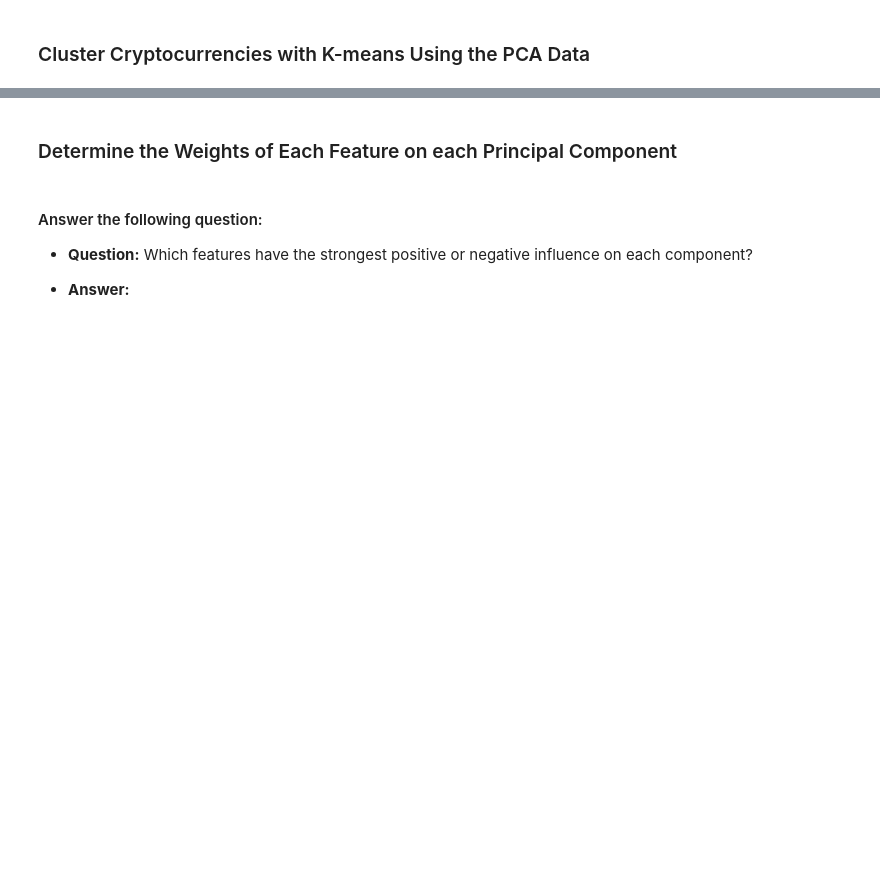
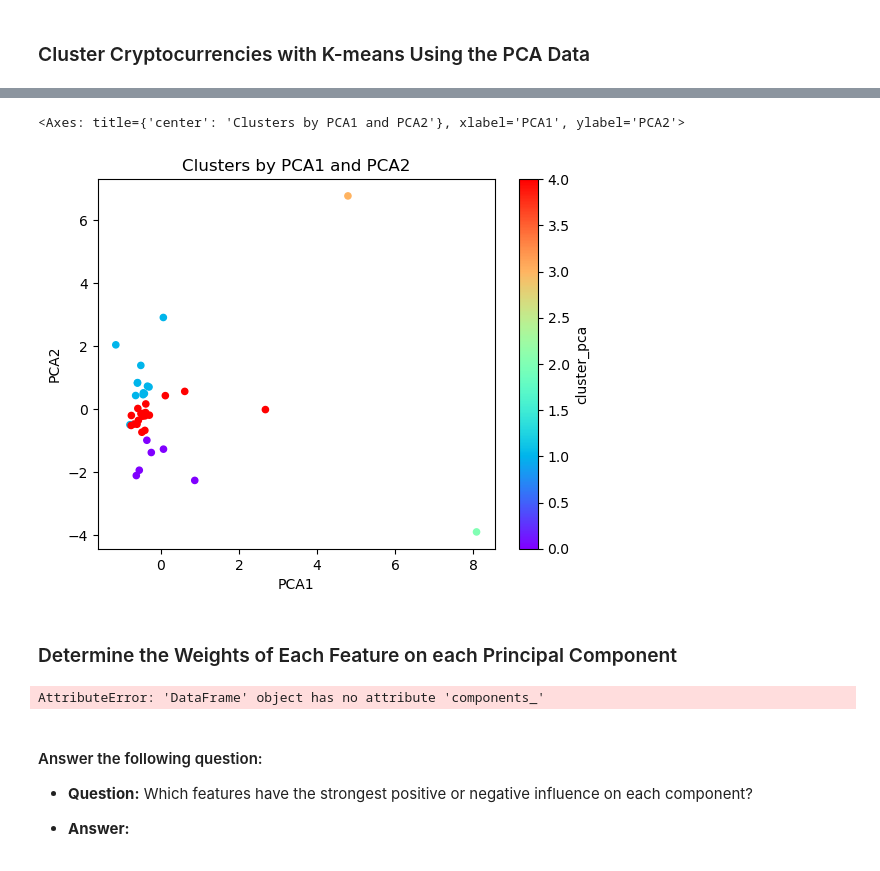
Before and after one commit to bkimba/CryptoClustering, a Jupyter notebook: M11_Starter_Code/Starter_Code/Crypto_Clustering_starter_code.ipynb, the cells around one changed output, grey strips where cells are left out. Cells and saved outputs as stored; diff of their text form; code cells hidden in the pictures; blank space fills up the shorter version.

```diff
--- a/M11_Starter_Code/Starter_Code/Crypto_Clustering_starter_code.ipynb
+++ b/M11_Starter_Code/Starter_Code/Crypto_Clustering_starter_code.ipynb
@@ -255,5 +311,7 @@ pca = PCA(n_components=3)
 ### Cluster Cryptocurrencies with K-means Using the PCA Data
 # %%
 # Initialize the K-Means model using the best value for k
+model = KMeans(n_clusters=5, n_init="auto", random_state=1)
 # %%
 # Fit the K-Means model using the PCA data
+model.fit(market_data_pca)
@@ -260,5 +320,6 @@ pca = PCA(n_components=3)
 # %%
 # Predict the clusters to group the cryptocurrencies using the PCA data
-
+k_4_pca = model.predict(market_data_pca)
 
 # Print the resulting array of cluster values.
+k_4_pca
@@ -265,8 +329,9 @@ pca = PCA(n_components=3)
 # %%
 # Create a copy of the DataFrame with the PCA data
-
+market_data_df_k4 = pca_data_df.copy()
 
 # Add a new column to the DataFrame with the predicted clusters
-
+market_data_df_k4["cluster_pca"] = k_4_pca
 
 # Display sample data
+market_data_df_k4.head(10)
@@ -273,9 +351,22 @@ pca = PCA(n_components=3)
 # %%
 # Create a scatter plot using hvPlot by setting `x="PCA1"` and `y="PCA2"`.
+
+market_data_df_k4.plot.scatter(
+    x="PCA1",
+    y="PCA2",
+    c="cluster_pca",
+    colormap="rainbow",
+    title="Clusters by PCA1 and PCA2")
+# %% [output]
+<Axes: title={'center': 'Clusters by PCA1 and PCA2'}, xlabel='PCA1', ylabel='PCA2'>
+[figure, added]
 # %% [markdown]
 ### Determine the Weights of Each Feature on each Principal Component
 # %%
 # Use the columns from the original scaled DataFrame as the index.
+pca_columns = market_data_df_scaled.columns
+# %% [output]
+AttributeError: 'DataFrame' object has no attribute 'components_'
 # %% [markdown]
 #### Answer the following question:
 
```
Also changed, not shown: parts of 10 cells of this notebook.
